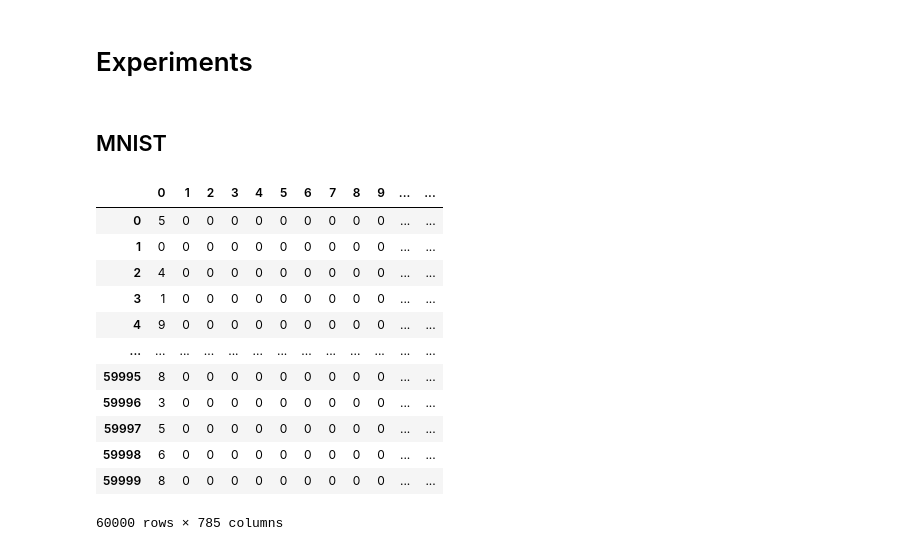
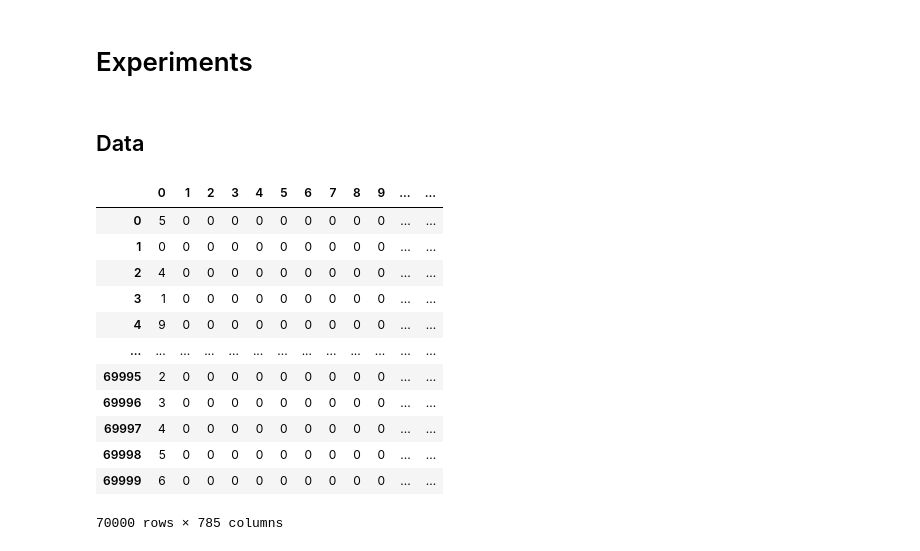
Before and after one commit to xnell90/rmt, a Jupyter notebook: Experiments.ipynb, the cells around one changed output. Cells and saved outputs as stored; diff of their text form; code cells hidden in the pictures.

```diff
--- a/Experiments.ipynb
+++ b/Experiments.ipynb
@@ -1,4 +1,4 @@
 # %% [markdown]
 # Experiments
 # %% [markdown]
-## MNIST
+## Data
@@ -10,24 +8,26 @@ import pandas as pd
 mnist_train = pd.read_csv("mnist_train.csv", header=None)
 mnist_test = pd.read_csv("mnist_test.csv", header=None)
 
+mnist = pd.concat([mnist_train, mnist_test], ignore_index=True)
+
 X_train = mnist_train.loc[:, mnist_train.columns[1:]].to_numpy()
 y_train = mnist_train.loc[:, mnist_train.columns[0]].to_numpy()
 
 X_test = mnist_test.loc[:, mnist_test.columns[1:]].to_numpy()
 y_test = mnist_test.loc[:, mnist_test.columns[0]].to_numpy()
 # %%
-mnist_train
+mnist
 # %% [output]
 |  | 0 | 1 | 2 | 3 | 4 | 5 | 6 | 7 | 8 | 9 | ... | ... |
 | 0 | 5 | 0 | 0 | 0 | 0 | 0 | 0 | 0 | 0 | 0 | ... | ... |
 | 1 | 0 | 0 | 0 | 0 | 0 | 0 | 0 | 0 | 0 | 0 | ... | ... |
 | 2 | 4 | 0 | 0 | 0 | 0 | 0 | 0 | 0 | 0 | 0 | ... | ... |
 | 3 | 1 | 0 | 0 | 0 | 0 | 0 | 0 | 0 | 0 | 0 | ... | ... |
 | 4 | 9 | 0 | 0 | 0 | 0 | 0 | 0 | 0 | 0 | 0 | ... | ... |
 | ... | ... | ... | ... | ... | ... | ... | ... | ... | ... | ... | ... | ... |
-| 59995 | 8 | 0 | 0 | 0 | 0 | 0 | 0 | 0 | 0 | 0 | ... | ... |
-| 59996 | 3 | 0 | 0 | 0 | 0 | 0 | 0 | 0 | 0 | 0 | ... | ... |
-| 59997 | 5 | 0 | 0 | 0 | 0 | 0 | 0 | 0 | 0 | 0 | ... | ... |
-| 59998 | 6 | 0 | 0 | 0 | 0 | 0 | 0 | 0 | 0 | 0 | ... | ... |
-| 59999 | 8 | 0 | 0 | 0 | 0 | 0 | 0 | 0 | 0 | 0 | ... | ... |
+| 69995 | 2 | 0 | 0 | 0 | 0 | 0 | 0 | 0 | 0 | 0 | ... | ... |
+| 69996 | 3 | 0 | 0 | 0 | 0 | 0 | 0 | 0 | 0 | 0 | ... | ... |
+| 69997 | 4 | 0 | 0 | 0 | 0 | 0 | 0 | 0 | 0 | 0 | ... | ... |
+| 69998 | 5 | 0 | 0 | 0 | 0 | 0 | 0 | 0 | 0 | 0 | ... | ... |
+| 69999 | 6 | 0 | 0 | 0 | 0 | 0 | 0 | 0 | 0 | 0 | ... | ... |
-60000 rows × 785 columns
+70000 rows × 785 columns
```
Also changed, not shown: parts of 12 cells of this notebook, 2 other files.
